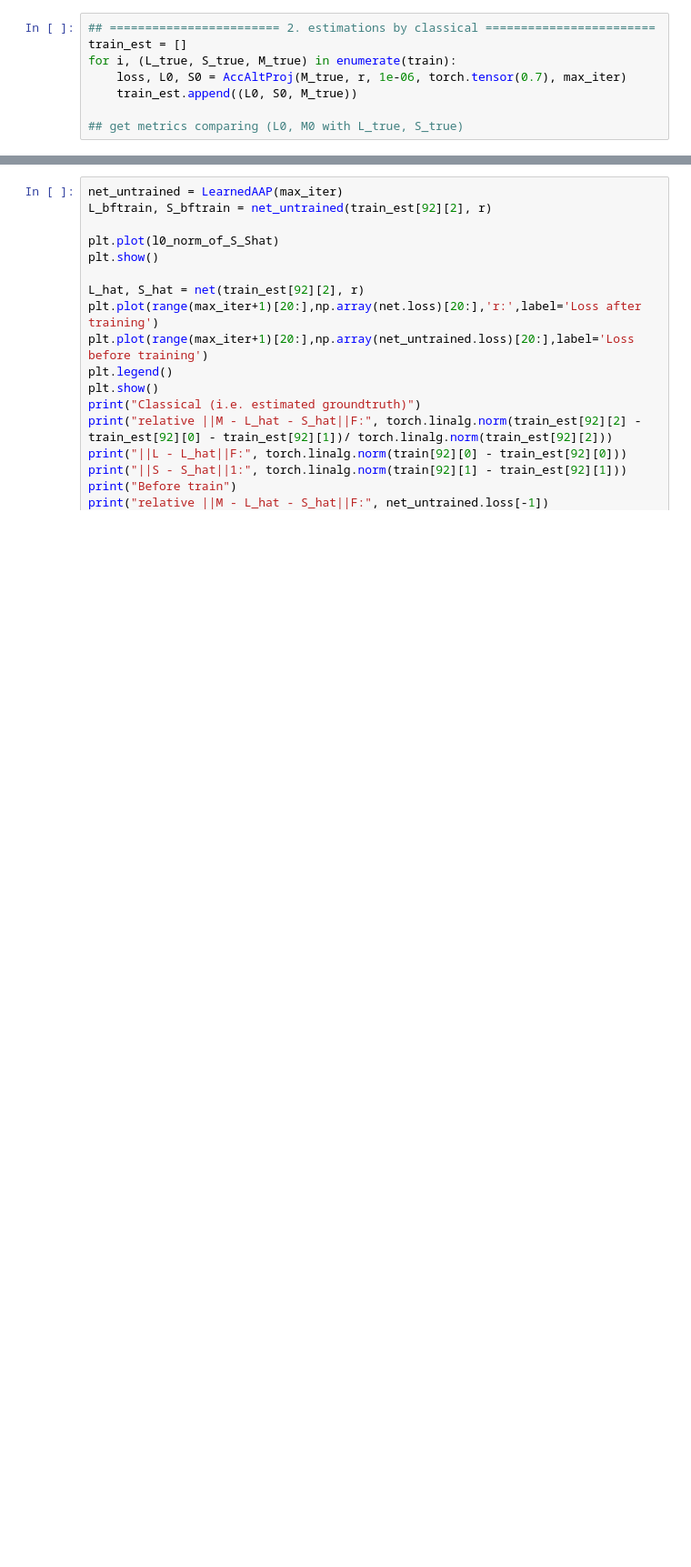
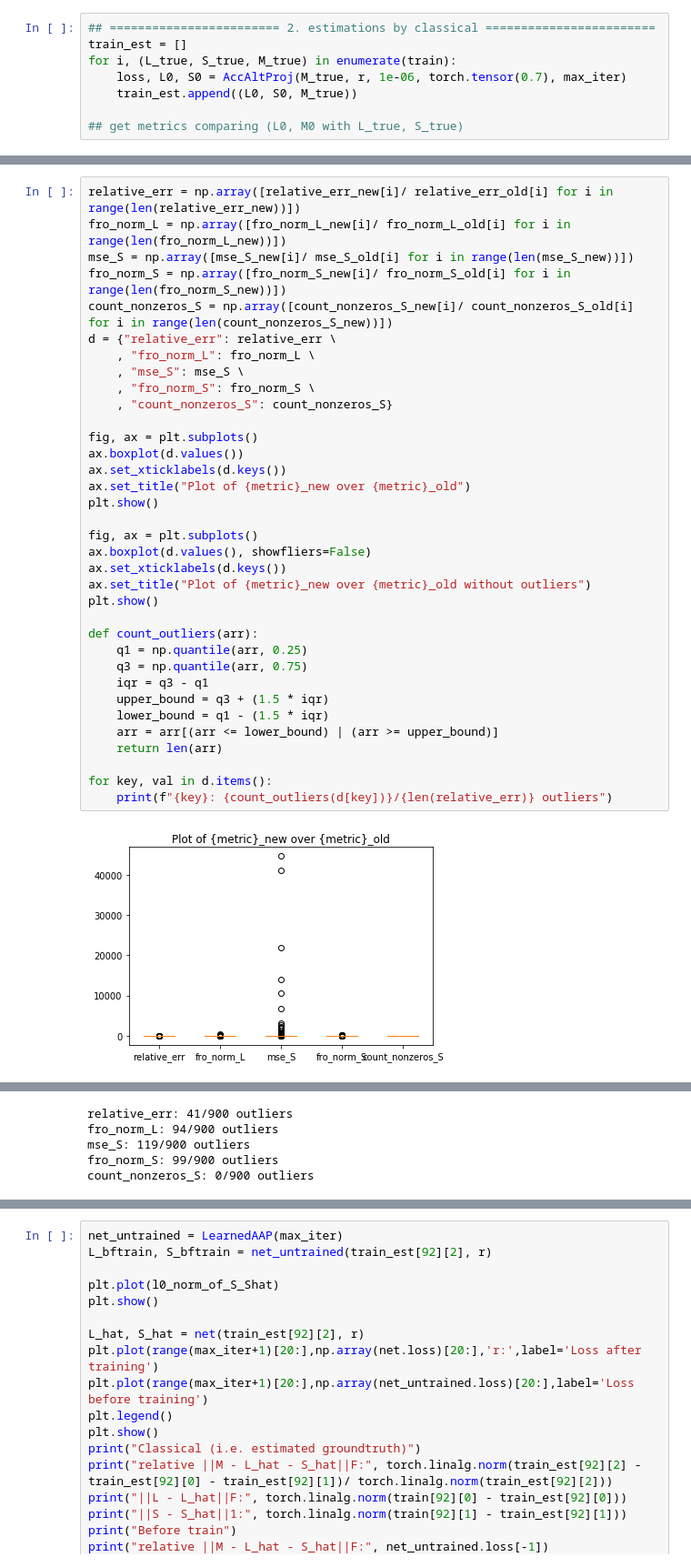
Before and after one commit to elitanzc/FYP, a Jupyter notebook: Learned_AccAltProj.ipynb, the cells around one changed output, grey strips where cells are left out. Shown at 91% size. Drawn from its saved outputs; the diff is of its cells as text; blank space fills up the shorter version.

```diff
--- a/Learned_AccAltProj.ipynb
+++ b/Learned_AccAltProj.ipynb
@@ -206,0 +269,37 @@ Finished Training
+# %%
+relative_err = np.array([relative_err_new[i]/ relative_err_old[i] for i in range(len(relative_err_new))])
+fro_norm_L = np.array([fro_norm_L_new[i]/ fro_norm_L_old[i] for i in range(len(fro_norm_L_new))])
+mse_S = np.array([mse_S_new[i]/ mse_S_old[i] for i in range(len(mse_S_new))])
+fro_norm_S = np.array([fro_norm_S_new[i]/ fro_norm_S_old[i] for i in range(len(fro_norm_S_new))])
+count_nonzeros_S = np.array([count_nonzeros_S_new[i]/ count_nonzeros_S_old[i] for i in range(len(count_nonzeros_S_new))])
+d = {"relative_err": relative_err \
+    , "fro_norm_L": fro_norm_L \
+    , "mse_S": mse_S \
+    , "fro_norm_S": fro_norm_S \
+    , "count_nonzeros_S": count_nonzeros_S}
+
+fig, ax = plt.subplots()
+ax.boxplot(d.values())
+ax.set_xticklabels(d.keys())
+ax.set_title("Plot of {metric}_new over {metric}_old")
+plt.show()
+
+fig, ax = plt.subplots()
+ax.boxplot(d.values(), showfliers=False)
+ax.set_xticklabels(d.keys())
+ax.set_title("Plot of {metric}_new over {metric}_old without outliers")
+plt.show()
+
+def count_outliers(arr):
+    q1 = np.quantile(arr, 0.25)
+    q3 = np.quantile(arr, 0.75)
+    iqr = q3 - q1
+    upper_bound = q3 + (1.5 * iqr)
+    lower_bound = q1 - (1.5 * iqr)
+    arr = arr[(arr <= lower_bound) | (arr >= upper_bound)]
+    return len(arr)
+
+for key, val in d.items():
+    print(f"{key}: {count_outliers(d[key])}/{len(relative_err)} outliers")
+# %% [output]
+[figure, added]
@@ -206,0 +307,5 @@ Finished Training
+relative_err: 41/900 outliers
+fro_norm_L: 94/900 outliers
+mse_S: 119/900 outliers
+fro_norm_S: 99/900 outliers
+count_nonzeros_S: 0/900 outliers
```
Also changed, not shown: parts of 13 cells of this notebook, 1 other file.
